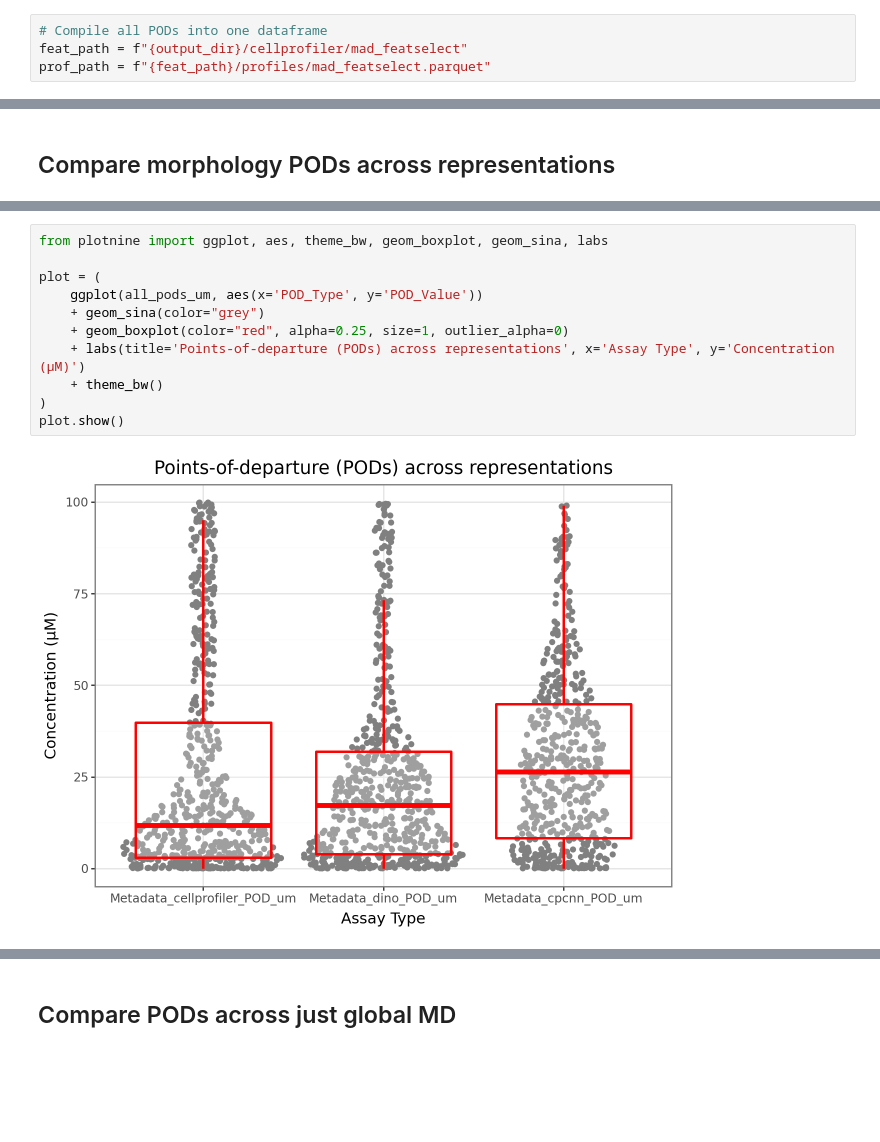
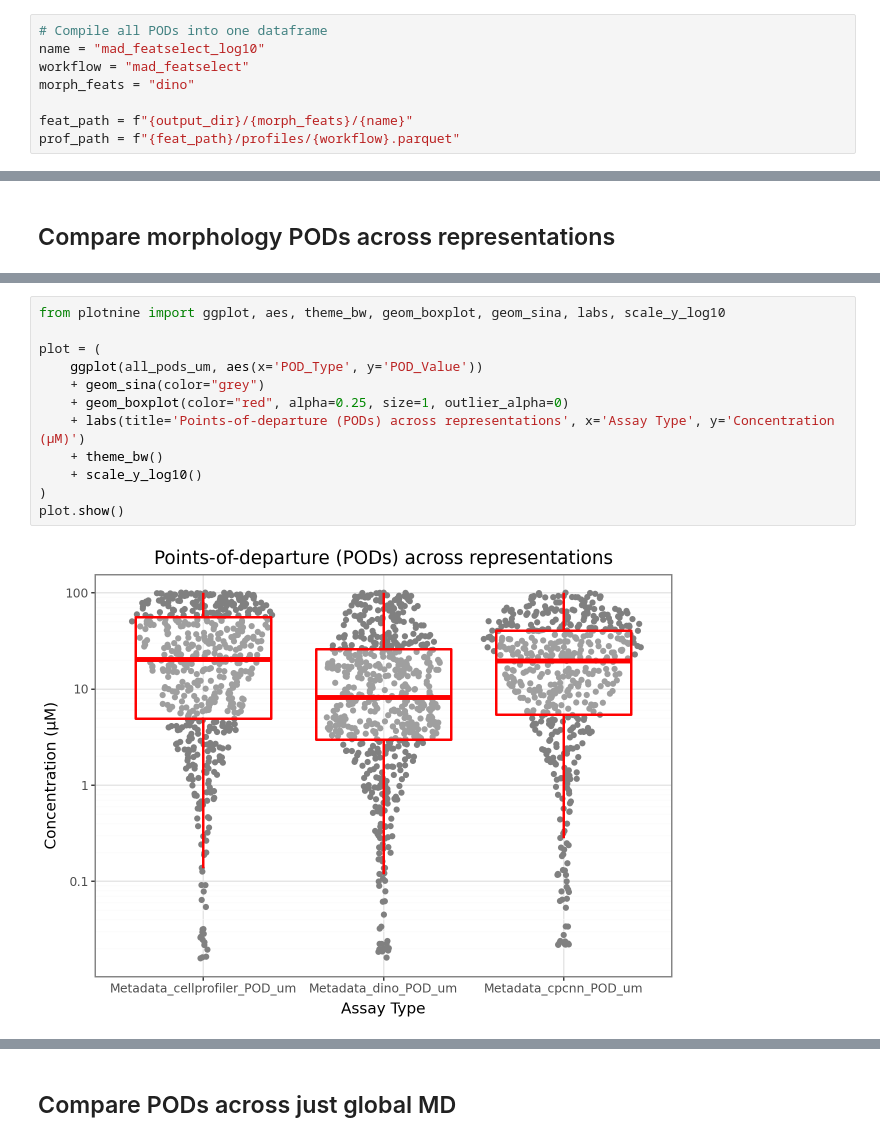
Before and after one commit to jessica-ewald/2024_09_09_Axiom_OASIS, a Jupyter notebook: 2_downstream_analysis/manuscript_notebooks/1_3_compare_pods.ipynb, the cells around one changed output, grey strips where cells are left out. Saved outputs shown, nothing was run; the diff lists cells and outputs as text; blank space fills up the shorter version.

```diff
--- a/2_downstream_analysis/manuscript_notebooks/1_3_compare_pods.ipynb
+++ b/2_downstream_analysis/manuscript_notebooks/1_3_compare_pods.ipynb
@@ -34,8 +34,12 @@ def conv_POD_um(pod_df, conv_df, pod_col, conv_pod_nm):
 ## Compare PODs across assays (CellProfiler for morph)
 # %%
 # Compile all PODs into one dataframe
-feat_path = f"{output_dir}/cellprofiler/mad_featselect"
-prof_path = f"{feat_path}/profiles/mad_featselect.parquet"
+name = "mad_featselect_log10"
+workflow = "mad_featselect"
+morph_feats = "dino"
+
+feat_path = f"{output_dir}/{morph_feats}/{name}"
+prof_path = f"{feat_path}/profiles/{workflow}.parquet"
 # %%
 
 data = pl.read_parquet(prof_path)
@@ -268,16 +280,17 @@ plot.show()
 # %%
-from plotnine import ggplot, aes, theme_bw, geom_boxplot, geom_sina, labs
+from plotnine import ggplot, aes, theme_bw, geom_boxplot, geom_sina, labs, scale_y_log10
 
 plot = (
     ggplot(all_pods_um, aes(x='POD_Type', y='POD_Value'))
     + geom_sina(color="grey")
     + geom_boxplot(color="red", alpha=0.25, size=1, outlier_alpha=0)
     + labs(title='Points-of-departure (PODs) across representations', x='Assay Type', y='Concentration (µM)')
     + theme_bw()
+    + scale_y_log10()
 )
 plot.show()
 # %% [output]
-[figure, old version]
+[figure, new version]
 # %%
 pod_columns = ["Metadata_cellprofiler_POD", "Metadata_dino_POD", "Metadata_cpcnn_POD"]
 results = []
```
Also changed, not shown: parts of 14 cells of this notebook, 1 other file.
